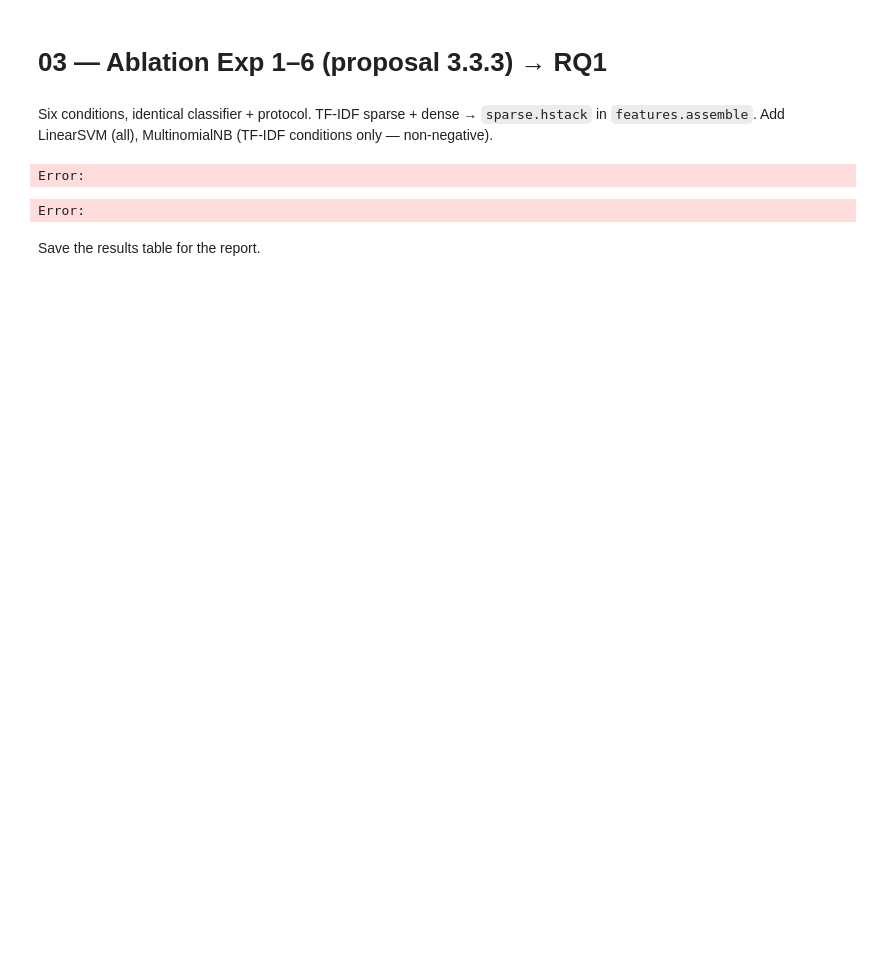
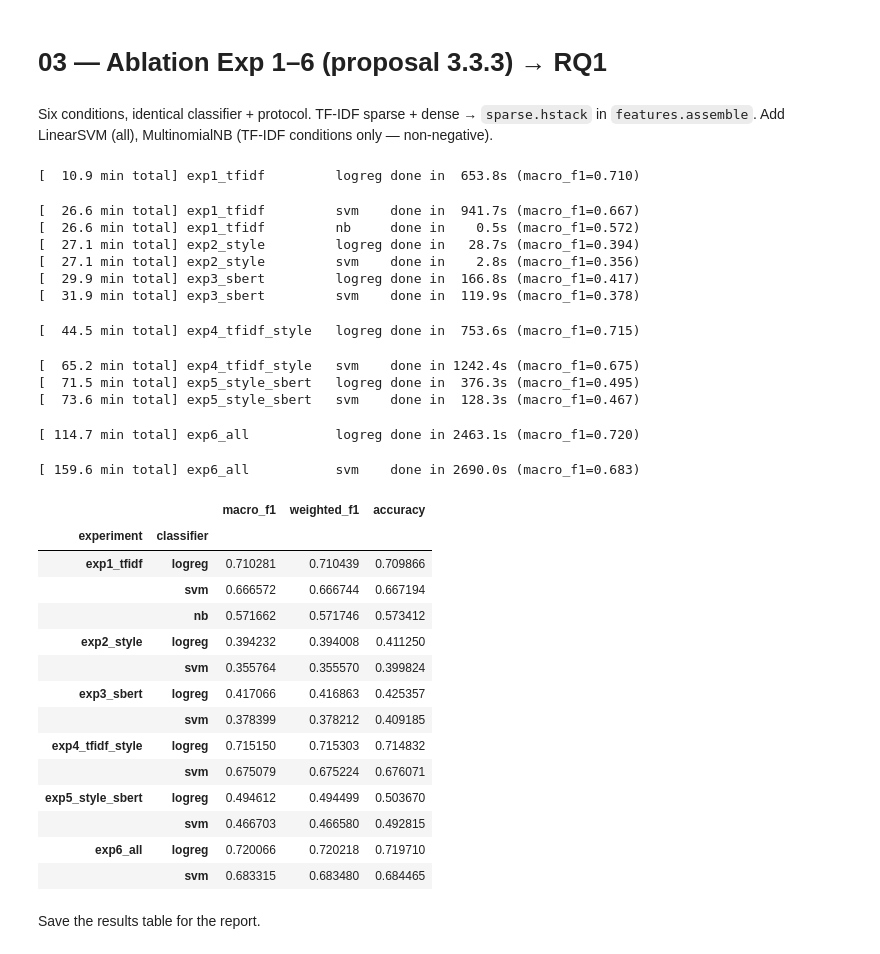
Before and after one commit to zengxinye07/llm-source-attribution, a Jupyter notebook: notebooks/03_ablation.ipynb, the cells around one changed output. Cells and saved outputs as stored; diff of their text form; code cells hidden in the pictures; blank space fills up the shorter version.

```diff
--- a/notebooks/03_ablation.ipynb
+++ b/notebooks/03_ablation.ipynb
@@ -39,28 +39,62 @@ blocks = {
 # %%
 # NB needs non-negative input everywhere -- only exp1 (pure TF-IDF + length,
 # both non-negative) qualifies. Scaled dense blocks are mean-centered, so any
 # experiment mixing them in would violate MultinomialNB's assumption even if
 # it also contains tfidf (proposal 3.2: "TF-IDF-based conditions ... non-negative").
+import time
+
 CLASSIFIERS_BY_EXP = {'exp1_tfidf': ['logreg', 'svm', 'nb']}
 DEFAULT_CLASSIFIERS = ['logreg', 'svm']
 
 ytr, yval = y[splits['train']], y[splits['val']]
 results = {}
+t_start = time.time()
 for exp_name, which in features.EXPERIMENTS.items():
-    X = features.assemble(blocks, which)
+    X = features.assemble(blocks, which, splits['train'])
     Xtr, Xval = X[splits['train']], X[splits['val']]
+
     for clf_name in CLASSIFIERS_BY_EXP.get(exp_name, DEFAULT_CLASSIFIERS):
+        t0 = time.time()
         results[(exp_name, clf_name)] = modeling.train_and_evaluate(clf_name, Xtr, ytr, Xval, yval)
+        elapsed, total = time.time() - t0, time.time() - t_start
+        print(f'[{total/60:6.1f} min total] {exp_name:18s} {clf_name:6s} done in {elapsed:6.1f}s '
+              f'(macro_f1={results[(exp_name, clf_name)].macro_f1:.3f})')
 
 results_df = pd.DataFrame({
     (exp, clf): {'macro_f1': r.macro_f1, 'weighted_f1': r.weighted_f1, 'accuracy': r.accuracy}
     for (exp, clf), r in results.items()
 }).T
 results_df.index.names = ['experiment', 'classifier']
 results_df
 # %% [output]
-Error:
+[  10.9 min total] exp1_tfidf         logreg done in  653.8s (macro_f1=0.710)
-Error:
+[  26.6 min total] exp1_tfidf         svm    done in  941.7s (macro_f1=0.667)
+[  26.6 min total] exp1_tfidf         nb     done in    0.5s (macro_f1=0.572)
+[  27.1 min total] exp2_style         logreg done in   28.7s (macro_f1=0.394)
+[  27.1 min total] exp2_style         svm    done in    2.8s (macro_f1=0.356)
+[  29.9 min total] exp3_sbert         logreg done in  166.8s (macro_f1=0.417)
+[  31.9 min total] exp3_sbert         svm    done in  119.9s (macro_f1=0.378)
+[  44.5 min total] exp4_tfidf_style   logreg done in  753.6s (macro_f1=0.715)
+[  65.2 min total] exp4_tfidf_style   svm    done in 1242.4s (macro_f1=0.675)
+[  71.5 min total] exp5_style_sbert   logreg done in  376.3s (macro_f1=0.495)
+[  73.6 min total] exp5_style_sbert   svm    done in  128.3s (macro_f1=0.467)
+[ 114.7 min total] exp6_all           logreg done in 2463.1s (macro_f1=0.720)
+[ 159.6 min total] exp6_all           svm    done in 2690.0s (macro_f1=0.683)
+|  |  | macro_f1 | weighted_f1 | accuracy |
+| experiment | classifier |  |  |  |
+| exp1_tfidf | logreg | 0.710281 | 0.710439 | 0.709866 |
+|  | svm | 0.666572 | 0.666744 | 0.667194 |
+|  | nb | 0.571662 | 0.571746 | 0.573412 |
+| exp2_style | logreg | 0.394232 | 0.394008 | 0.411250 |
+|  | svm | 0.355764 | 0.355570 | 0.399824 |
+| exp3_sbert | logreg | 0.417066 | 0.416863 | 0.425357 |
+|  | svm | 0.378399 | 0.378212 | 0.409185 |
+| exp4_tfidf_style | logreg | 0.715150 | 0.715303 | 0.714832 |
+|  | svm | 0.675079 | 0.675224 | 0.676071 |
+| exp5_style_sbert | logreg | 0.494612 | 0.494499 | 0.503670 |
+|  | svm | 0.466703 | 0.466580 | 0.492815 |
+| exp6_all | logreg | 0.720066 | 0.720218 | 0.719710 |
+|  | svm | 0.683315 | 0.683480 | 0.684465 |
 # %% [markdown]
 Save the results table for the report.
 # %%
```
Also changed, not shown: parts of 1 cell of this notebook, 5 other files.
